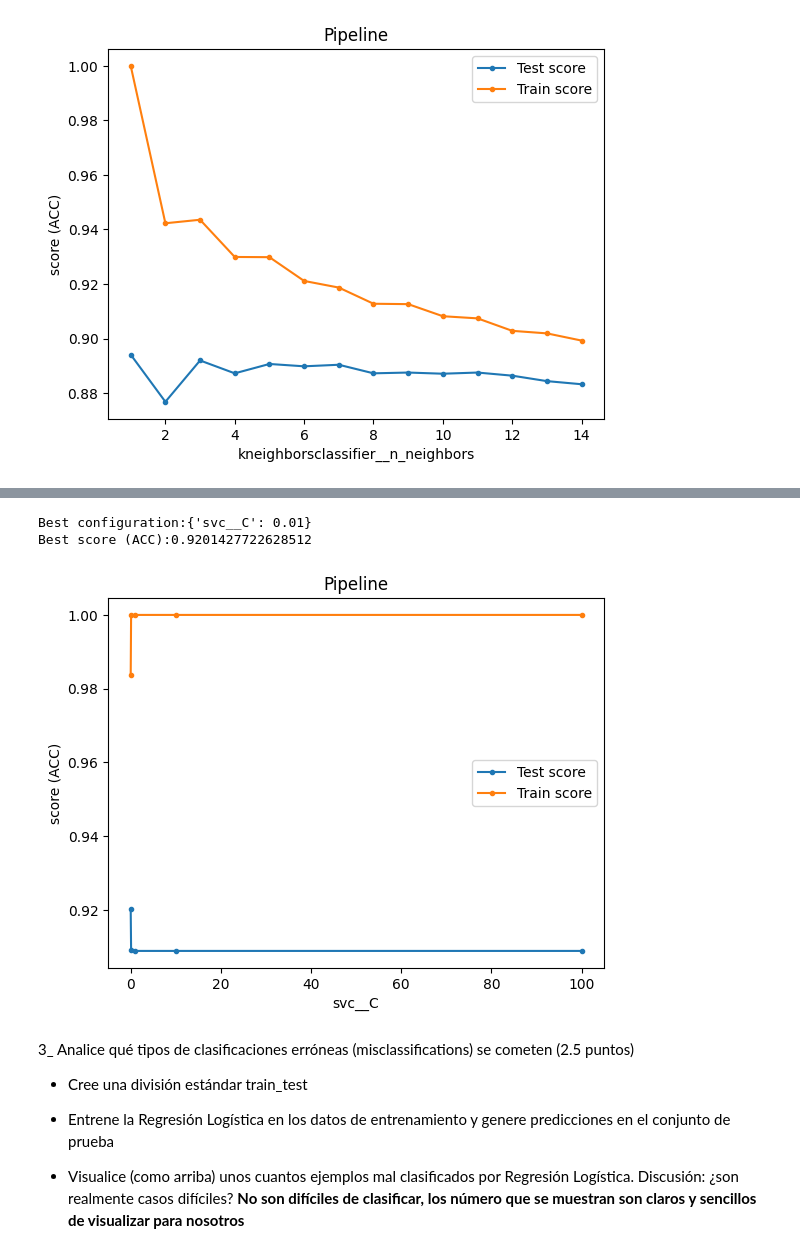
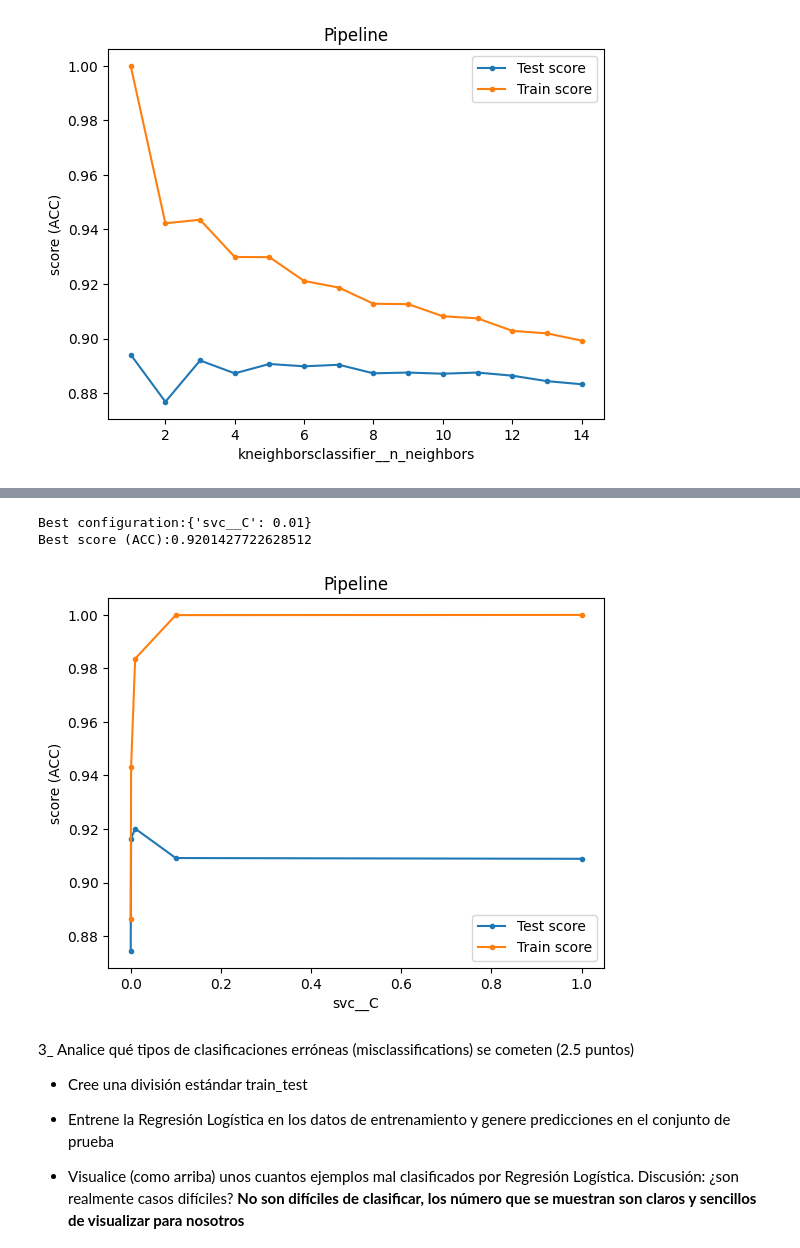
Before and after one commit to StefanoImanol/pc22025I, a Jupyter notebook: 2dapc_ia_2025I_v1_0.ipynb, the cells around one changed output, grey strips where cells are left out. Drawn from its saved outputs; the diff is of its cells as text; code cells hidden in the pictures.

```diff
--- a/2dapc_ia_2025I_v1_0.ipynb
+++ b/2dapc_ia_2025I_v1_0.ipynb
@@ -184,7 +183,7 @@ Best score (ACC):0.8941430976857632
 # %%
 #Regresion Logistica
 pipe_log = make_pipeline(StandardScaler(), LogisticRegression(max_iter=1000))
-param_grid_log = {'logisticregression__C': [0.01, 0.1, 1, 10, 100]}
+param_grid_log = {'logisticregression__C': [0.0001, 0.001,0.01, 0.1, 1]}
 
 grid_log = GridSearchCV(pipe_log, param_grid_log, cv=3, scoring='accuracy', return_train_score=True)
 grid_log.fit(X_sample, y_sample)
@@ -197,16 +196,16 @@ Best score (ACC):0.9057146491609219
 # %%
 #SVC Lineal
 pipe_svm = make_pipeline(StandardScaler(), SVC(kernel='linear'))
-param_grid_svm = {'svc__C': [0.01, 0.1, 1, 10, 100]}
+param_grid_svm = {'svc__C': [0.0001,0.001,0.01, 0.1, 1]}
 
 grid_svm = GridSearchCV(pipe_svm, param_grid_svm, cv=3, scoring='accuracy', return_train_score=True)
 grid_svm.fit(X_sample, y_sample)
 
 plot_tuning(grid_svm, 'svc__C')
 # %% [output]
 Best configuration:{'svc__C': 0.01}
 Best score (ACC):0.9201427722628512
-[figure, old version]
+[figure, new version]
 # %% [markdown]
 3_ Analice qué tipos de clasificaciones erróneas (misclassifications) se cometen (2.5 puntos)
 - Cree una división estándar train_test
```
Also changed, not shown: parts of 22 cells of this notebook.
